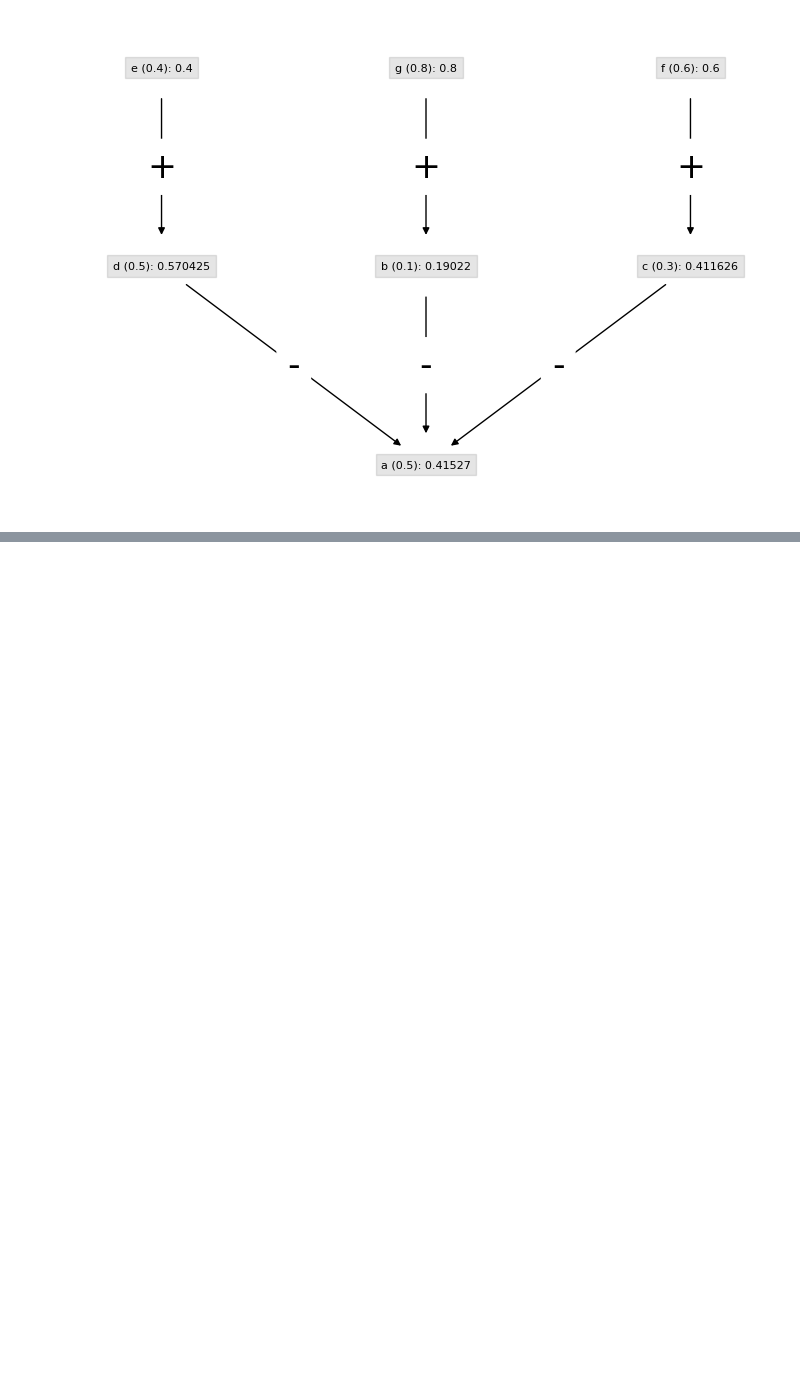
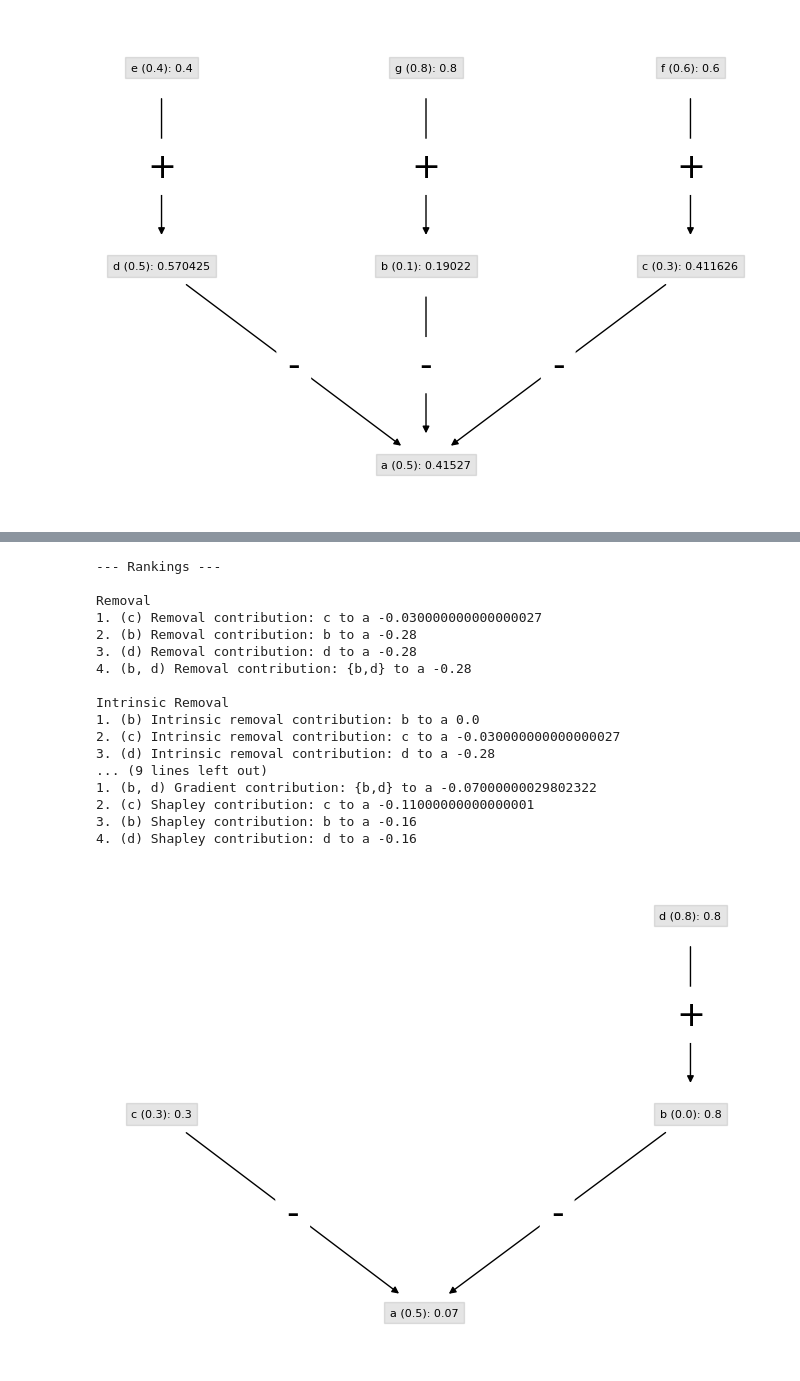
Before and after one commit to TimKam/Quantitative-Bipolar-Argumentation, a Jupyter notebook: analysis/set_contribution_functions_application_example.ipynb, the cells around one changed output, grey strips where cells are left out. Cells and saved outputs as stored; diff of their text form; code cells hidden in the pictures; blank space fills up the shorter version.

Commit message:
Additional ranking examples

```diff
--- a/analysis/set_contribution_functions_application_example.ipynb
+++ b/analysis/set_contribution_functions_application_example.ipynb
@@ -269,0 +274,77 @@ Intrinsic Removal
+# %%
+from qbaf_ctrbs.removal import determine_removal_ctrb
+from qbaf_ctrbs.intrinsic_removal import determine_iremoval_ctrb
+from qbaf_ctrbs.shapley import determine_shapley_ctrb
+from qbaf_ctrbs.gradient import determine_gradient_ctrb
+
+args = ['a', 'b', 'c', 'd']
+initial_strengths = [0.5, 0.0, 0.3, 0.8]
+atts = [('b', 'a'), ('c', 'a')]
+supps = [('d', 'b')]
+qbaf = QBAFramework(args, initial_strengths, atts, supps, semantics="DFQuAD_model")
+visualize(qbaf, with_fs=True, round_to=6)
+
+ctrb_gradient_b_to_a = determine_gradient_ctrb('a', {'b'}, qbaf)
+ctrb_gradient_c_to_a = determine_gradient_ctrb('a', {'c'}, qbaf)
+ctrb_gradient_d_to_a = determine_gradient_ctrb('a', {'d'}, qbaf)
+ctrb_gradient_bd_to_a = determine_gradient_ctrb('a', {'b','d'}, qbaf)
+
+ctrb_shapley_b_to_a = determine_shapley_ctrb('a', {'b'}, qbaf)
+ctrb_shapley_c_to_a = determine_shapley_ctrb('a', {'c'}, qbaf)
+ctrb_shapley_d_to_a = determine_shapley_ctrb('a', {'d'}, qbaf)
+ctrb_shapley_bd_to_a = determine_shapley_ctrb('a', {'b','d'}, qbaf)
+
+ctrb_iremoval_b_to_a = determine_iremoval_ctrb('a', {'b'}, qbaf)
+ctrb_iremoval_c_to_a = determine_iremoval_ctrb('a', {'c'}, qbaf)
+ctrb_iremoval_d_to_a = determine_iremoval_ctrb('a', {'d'}, qbaf)
+ctrb_iremoval_bd_to_a = determine_iremoval_ctrb('a', {'b','d'}, qbaf)
+
+ctrb_removal_b_to_a = determine_removal_ctrb('a', {'b'}, qbaf)
+ctrb_removal_c_to_a = determine_removal_ctrb('a', {'c'}, qbaf)
+ctrb_removal_d_to_a = determine_removal_ctrb('a', {'d'}, qbaf)
+ctrb_removal_bd_to_a = determine_removal_ctrb('a', {'b','d'}, qbaf)
+
+print("--- Rankings ---")
+print()
+print("Removal")
+print('1. (c) Removal contribution: c to a', ctrb_removal_c_to_a)
+print('2. (b) Removal contribution: b to a', ctrb_removal_b_to_a)
+print('3. (d) Removal contribution: d to a', ctrb_removal_d_to_a)
+print('4. (b, d) Removal contribution: {b,d} to a', ctrb_removal_bd_to_a)
+print()
+print("Intrinsic Removal")
+print('1. (b) Intrinsic removal contribution: b to a', ctrb_iremoval_b_to_a)
+print('2. (c) Intrinsic removal contribution: c to a', ctrb_iremoval_c_to_a)
+print('3. (d) Intrinsic removal contribution: d to a', ctrb_iremoval_d_to_a)
+print('4. (b, d) Intrinsic removal contribution: {b,d} to a', ctrb_iremoval_bd_to_a)
+print()
+print("Gradient")
+print('1. (b) Gradient contribution: b to a', ctrb_gradient_b_to_a)
+print('2. (b, d) Gradient contribution: {b,d} to a', ctrb_gradient_bd_to_a)
+print('3. (c) Gradient contribution: c to a', ctrb_gradient_c_to_a)
+print('4. (d) Gradient contribution: d to a', ctrb_gradient_d_to_a)
+print()
+print("Shapley value")
+print('1. (b, d) Gradient contribution: {b,d} to a', ctrb_gradient_bd_to_a)
+print('2. (c) Shapley contribution: c to a', ctrb_shapley_c_to_a)
+print('3. (b) Shapley contribution: b to a', ctrb_shapley_b_to_a)
+print('4. (d) Shapley contribution: d to a', ctrb_shapley_d_to_a)
+# %% [output]
+--- Rankings ---
+
+Removal
+1. (c) Removal contribution: c to a -0.030000000000000027
+2. (b) Removal contribution: b to a -0.28
+3. (d) Removal contribution: d to a -0.28
+4. (b, d) Removal contribution: {b,d} to a -0.28
+
+Intrinsic Removal
+1. (b) Intrinsic removal contribution: b to a 0.0
+2. (c) Intrinsic removal contribution: c to a -0.030000000000000027
+3. (d) Intrinsic removal contribution: d to a -0.28
+... (9 lines left out)
+1. (b, d) Gradient contribution: {b,d} to a -0.07000000029802322
+2. (c) Shapley contribution: c to a -0.11000000000000001
+3. (b) Shapley contribution: b to a -0.16
+4. (d) Shapley contribution: d to a -0.16
+[figure, added]
```
Also changed, not shown: parts of 1 cell of this notebook.
